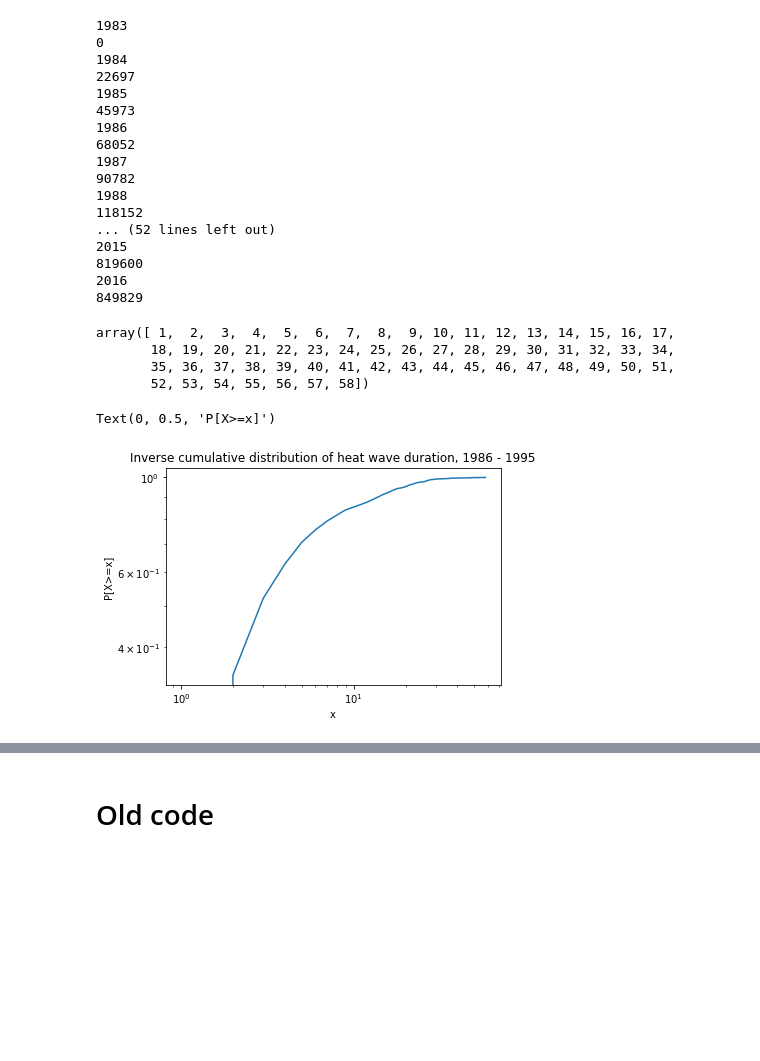
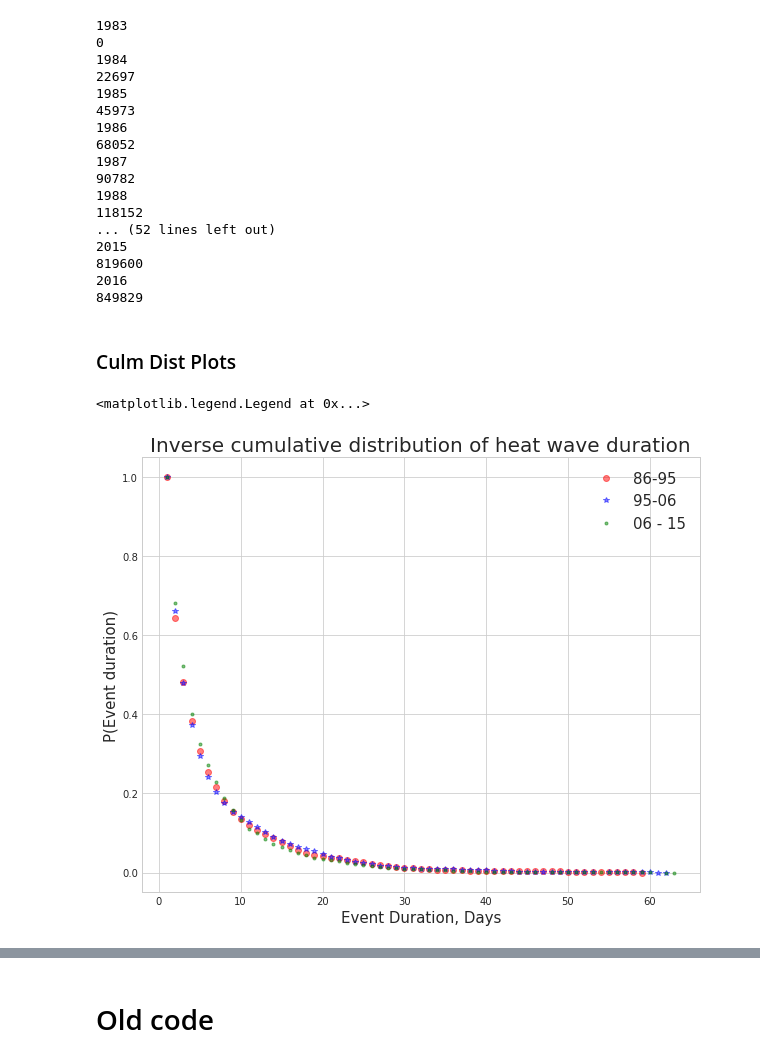
Before and after one commit to ecohydro/GlobalUrbanHeat, a Jupyter notebook: Notebooks/cpt_density_plots.ipynb, the cells around one changed output, grey strips where cells are left out. Cells and saved outputs as stored; diff of their text form; code cells hidden in the pictures; blank space fills up the shorter version.

Commit message:
cul plots and hists

```diff
--- a/Notebooks/cpt_density_plots.ipynb
+++ b/Notebooks/cpt_density_plots.ipynb
@@ -98,34 +98,57 @@ india06_15 = event_subset(event_stack, 'India', start = 2006, end = 2015)
+# %%
+# Void this later
+
+india86_95  = event_stack[(event_stack['year'] >= 1986) & (event_stack['year'] <= 1995)]
+india96_05  = event_stack[(event_stack['year'] >= 1996) & (event_stack['year'] <= 2005)]
+india06_15  = event_stack[(event_stack['year'] >= 2006) & (event_stack['year'] <= 2015)]
+# %% [markdown]
+### Culm Dist Plots
 # %%
 # Culm dist ordering
 # prob event duration is larger than each duration in rank order
 
 def p_X_gt_x(data, X=None):
+
+    """Makes probabiliy distribution of data, data must be sorted first"""
     n_data = len(data)
     if X is None:
         X = data.unique()
     return X, pd.Series([sum(data>=x)/n_data for x in X ])
-# %%
-# sort values
-
-data = india06_15['duration'].sort_values()
-X, Y = p_X_gt_x(data)
-
-data.unique()
-# %% [output]
-array([ 1,  2,  3,  4,  5,  6,  7,  8,  9, 10, 11, 12, 13, 14, 15, 16, 17,
-       18, 19, 20, 21, 22, 23, 24, 25, 26, 27, 28, 29, 30, 31, 32, 33, 34,
-       35, 36, 37, 38, 39, 40, 41, 42, 43, 44, 45, 46, 47, 48, 49, 50, 51,
-       52, 53, 54, 55, 56, 57, 58])
-# %%
-# Plot
-
-plt.plot(X, 1 - Y)
-plt.xscale('log')
-plt.yscale('log')
-
-plt.title('Inverse cumulative distribution of heat wave duration, 1986 - 1995')
-plt.xlabel('x')
-plt.ylabel('P[X>=x]')
-# %% [output]
-Text(0, 0.5, 'P[X>=x]')
-[figure, removed]
+# %%
+# sort values & make dist
+
+data8695 = india86_95['duration'].sort_values()
+X8695, Y8605 = p_X_gt_x(data8695)
+
+data9605 = india96_05['duration'].sort_values()
+X9605, Y9605 = p_X_gt_x(data9605)
+
+data0615 = india06_15['duration'].sort_values()
+X0615, Y0615 = p_X_gt_x(data0615)
+# %%
+# Plot
+
+%matplotlib inline
+import matplotlib.pyplot as plt
+
+# style and size
+plt.style.use('seaborn-whitegrid')
+fig = plt.figure(figsize=[10,8])
+ax = plt.subplot(111)
+
+# plots
+plt.plot(X8695, Y8605, 'o', color='red', alpha = 0.5)
+plt.plot(X9605, Y9605, '*', color='blue', alpha = 0.5)
+plt.plot(X0615, Y0615, '.', color='green', alpha = 0.5)
+
+# titles
+plt.title('Inverse cumulative distribution of heat wave duration', fontsize = 20)
+plt.xlabel('Event Duration, Days', fontsize = 15)
+plt.ylabel('P(Event duration)', fontsize = 15)
+
+# legend
+leg_labels = ['86-95', '95-06', '06 - 15']
+plt.legend(leg_labels, fontsize = 15)
+# %% [output]
+<matplotlib.legend.Legend at 0x...>
+[figure, added]
```
Also changed, not shown: parts of 6 cells of this notebook.
